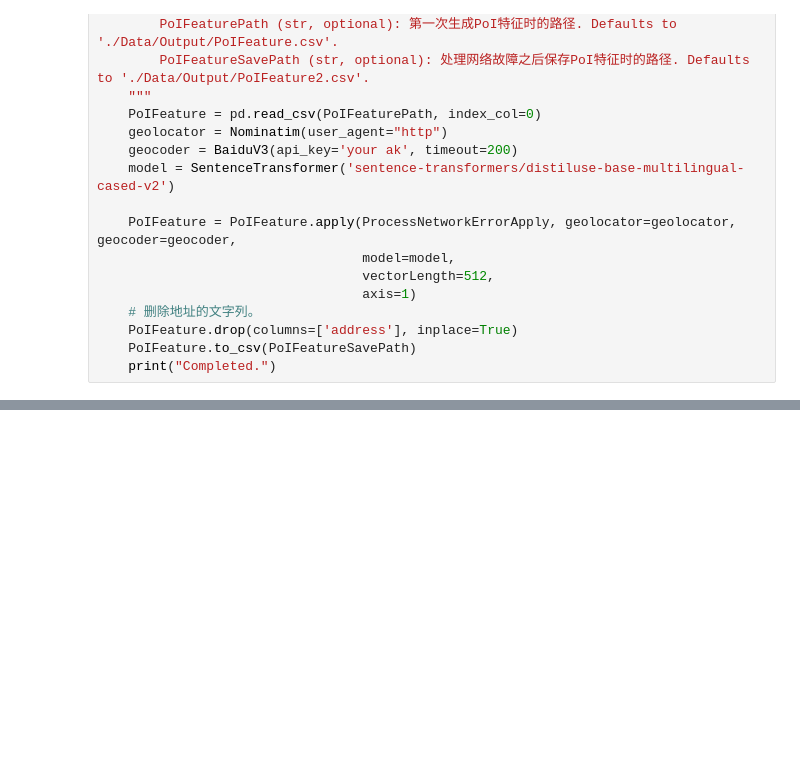
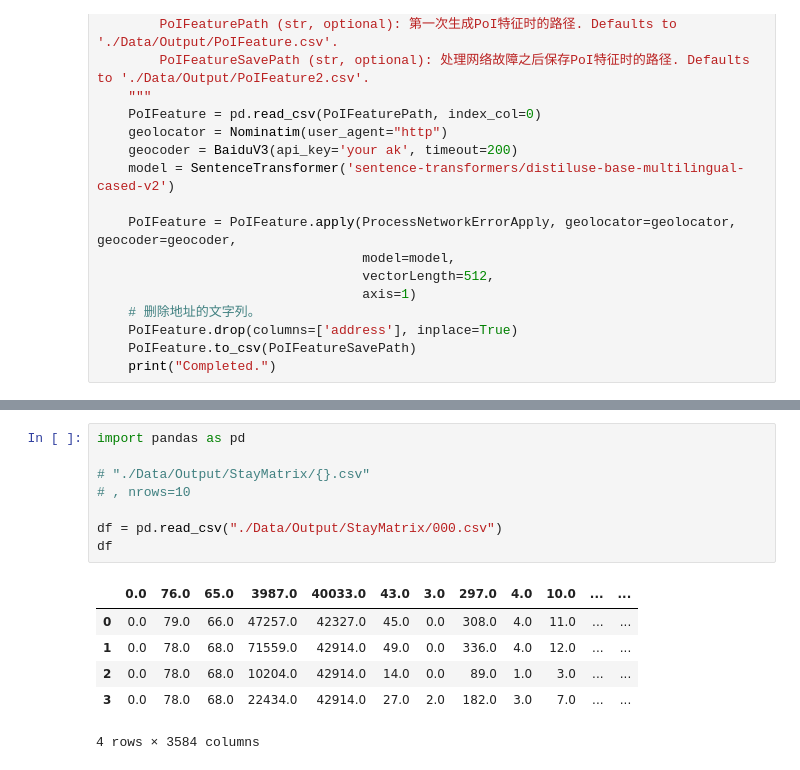
Before and after one commit to youareeverysingleday/GeoFeatureGeneration, a Jupyter notebook: Test.ipynb, the cells around one changed output, grey strips where cells are left out. Cells and saved outputs as stored; diff of their text form; blank space fills up the shorter version.

```diff
--- a/Test.ipynb
+++ b/Test.ipynb
@@ -498,0 +569,15 @@ def ProcessNetworkError(PoIFeaturePath='./Data/Output/PoIFeature.csv',
+# %%
+import pandas as pd
+
+# "./Data/Output/StayMatrix/{}.csv"
+# , nrows=10
+
+df = pd.read_csv("./Data/Output/StayMatrix/000.csv")
+df
+# %% [output]
+|  | 0.0 | 76.0 | 65.0 | 3987.0 | 40033.0 | 43.0 | 3.0 | 297.0 | 4.0 | 10.0 | ... | ... |
+| 0 | 0.0 | 79.0 | 66.0 | 47257.0 | 42327.0 | 45.0 | 0.0 | 308.0 | 4.0 | 11.0 | ... | ... |
+| 1 | 0.0 | 78.0 | 68.0 | 71559.0 | 42914.0 | 49.0 | 0.0 | 336.0 | 4.0 | 12.0 | ... | ... |
+| 2 | 0.0 | 78.0 | 68.0 | 10204.0 | 42914.0 | 14.0 | 0.0 | 89.0 | 1.0 | 3.0 | ... | ... |
+| 3 | 0.0 | 78.0 | 68.0 | 22434.0 | 42914.0 | 27.0 | 2.0 | 182.0 | 3.0 | 7.0 | ... | ... |
+4 rows × 3584 columns
```
Also changed, not shown: parts of 8 cells of this notebook, 2 other files.
